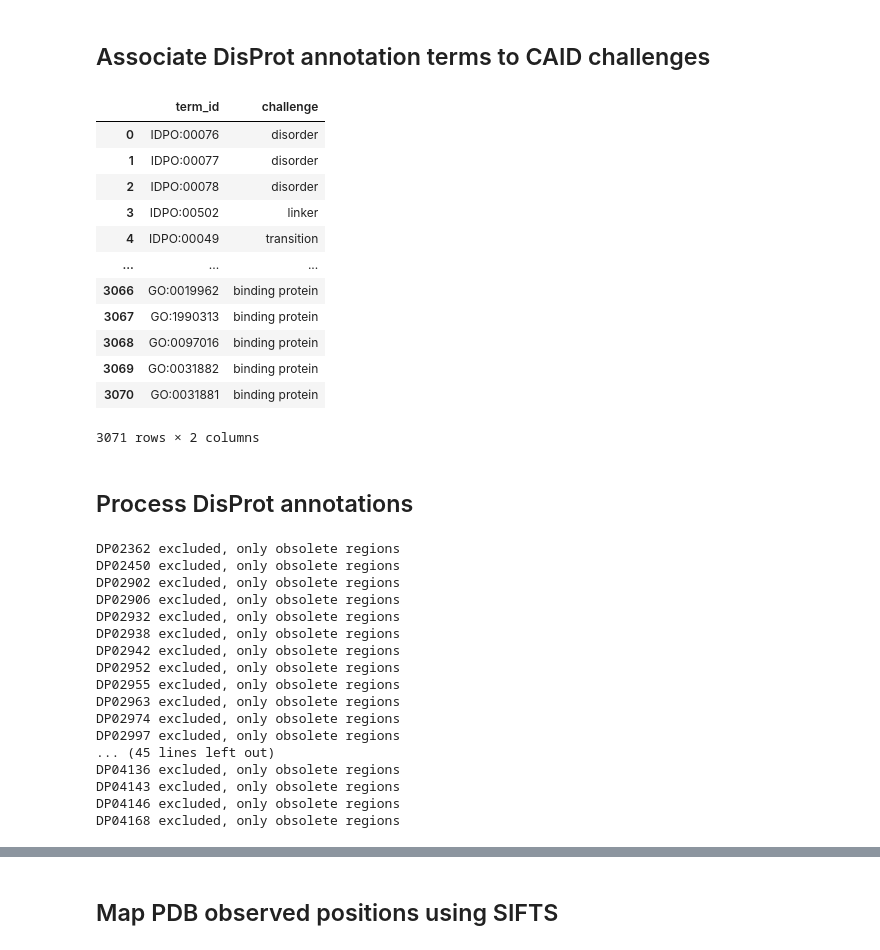
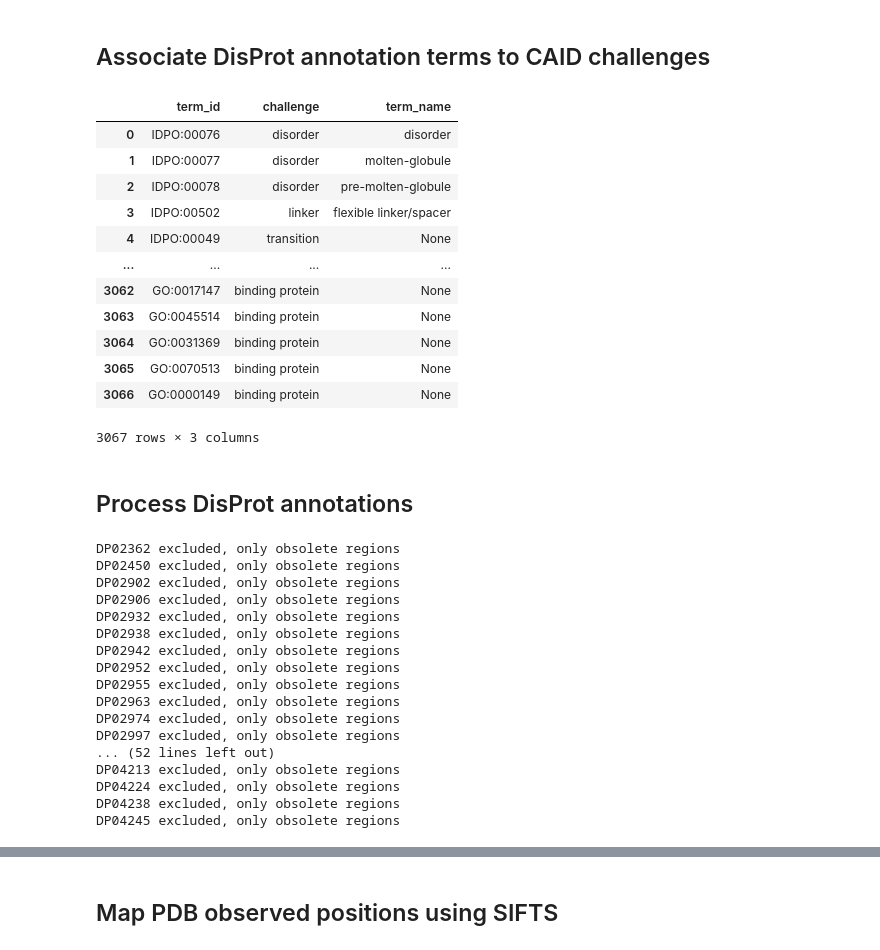
Before and after one commit to BioComputingUP/caid2-reference, a Jupyter notebook: src/references.ipynb, the cells around one changed output, grey strips where cells are left out. Drawn from its saved outputs; the diff is of its cells as text; code cells hidden in the pictures.

Commit message:
Started to update CAID3 final data

```diff
--- a/src/references.ipynb
+++ b/src/references.ipynb
@@ -37,15 +38,15 @@ def expand_sequence(df_:pd.DataFrame, seq_column:str='sequence', res_col:str='se
 # %%
 # IDPO terms
 data_idpo = [
-            ('IDPO:00076', 'disorder'), ('IDPO:00077', 'disorder'), ('IDPO:00078', 'disorder'),
-            ('IDPO:00502', 'linker'),
-            ('IDPO:00049', 'transition'), ('IDPO:00050', 'transition'),
-            ('IDPO:00051', 'transition'), ('IDPO:00052', 'transition'), ('IDPO:00053', 'transition'),
-            ('IDPO:00060', 'transition'), ('IDPO:00055', 'transition'), ('IDPO:00056', 'transition'),
-            ('IDPO:00061', 'transition'), ('IDPO:00054', 'transition'), ('IDPO:00057', 'transition'),
-            ('IDPO:00058', 'transition'), ('IDPO:00059', 'transition')]
+            ('IDPO:00076', 'disorder', 'disorder'), ('IDPO:00077', 'disorder', 'molten-globule'), ('IDPO:00078', 'disorder', 'pre-molten-globule'),
 
-# ('IDPO:00501', 'linker'),  ('IDPO:00503', 'linker'), ('IDPO:00504', 'linker')
+            ('IDPO:00502', 'linker', 'flexible linker/spacer'),
+
+            ('IDPO:00049', 'transition'),
+            ('IDPO:00050', 'transition'), ('IDPO:00051', 'transition'), ('IDPO:00052', 'transition'), ('IDPO:00053', 'transition'), ('IDPO:00060', 'transition'), ('IDPO:00055', 'transition'),
+            ('IDPO:00056', 'transition'), ('IDPO:00061', 'transition'), ('IDPO:00054', 'transition'), ('IDPO:00057', 'transition'), ('IDPO:00058', 'transition'), ('IDPO:00059', 'transition')]
+
+# ('IDPO:00501', 'linker', 'entropic chain'),  ('IDPO:00503', 'linker', 'flexible C-terminal tail'), ('IDPO:00504', 'linker', 'flexible N-terminal tail')
 
 # GO ancestor terms corresponding to CAID2 challenges
 ancestors = {'GO:0005488': 'binding', 'GO:0003676': 'binding nucleic acid', 'GO:0005515': 'binding protein'}
@@ -70,23 +71,23 @@ for node in graph.nodes(data=True):
         for children in networkx.ancestors(graph, node[0]):
             data_go.append([children, challenge])
 # %%
-df_challenge = pd.DataFrame(data=data_idpo + data_go, columns=['term_id', 'challenge']).drop_duplicates()
+df_challenge = pd.DataFrame(data=data_idpo + data_go, columns=['term_id', 'challenge', 'term_name']).drop_duplicates()
 df_challenge.to_csv(challenge_terms_file, sep="\t", index=False)
 df_challenge
 # %% [output]
-|  | term_id | challenge |
-| 0 | IDPO:00076 | disorder |
-| 1 | IDPO:00077 | disorder |
-| 2 | IDPO:00078 | disorder |
-| 3 | IDPO:00502 | linker |
-| 4 | IDPO:00049 | transition |
-| ... | ... | ... |
-| 3066 | GO:0019962 | binding protein |
-| 3067 | GO:1990313 | binding protein |
-| 3068 | GO:0097016 | binding protein |
-| 3069 | GO:0031882 | binding protein |
-| 3070 | GO:0031881 | binding protein |
+|  | term_id | challenge | term_name |
+| 0 | IDPO:00076 | disorder | disorder |
+| 1 | IDPO:00077 | disorder | molten-globule |
+| 2 | IDPO:00078 | disorder | pre-molten-globule |
+| 3 | IDPO:00502 | linker | flexible linker/spacer |
+| 4 | IDPO:00049 | transition | None |
+| ... | ... | ... | ... |
+| 3062 | GO:0017147 | binding protein | None |
+| 3063 | GO:0045514 | binding protein | None |
+| 3064 | GO:0031369 | binding protein | None |
+| 3065 | GO:0070513 | binding protein | None |
+| 3066 | GO:0000149 | binding protein | None |
-3071 rows × 2 columns
+3067 rows × 3 columns
 # %% [markdown]
 ## Process DisProt annotations
 # %%
@@ -126,7 +134,7 @@ for disprot_id in disprot_new:
             else:
                 print("{} excluded, only obsolete regions".format(disprot_id))
         else:
-            print("{} excluded, contain X".format(disprot_id))
+            print("{} excluded, contains X".format(disprot_id))
 # %% [output]
 DP02362 excluded, only obsolete regions
 DP02450 excluded, only obsolete regions
@@ -140,11 +148,11 @@ DP02955 excluded, only obsolete regions
 DP02963 excluded, only obsolete regions
 DP02974 excluded, only obsolete regions
 DP02997 excluded, only obsolete regions
-... (45 lines left out)
-DP04136 excluded, only obsolete regions
-DP04143 excluded, only obsolete regions
-DP04146 excluded, only obsolete regions
-DP04168 excluded, only obsolete regions
+... (52 lines left out)
+DP04213 excluded, only obsolete regions
+DP04224 excluded, only obsolete regions
+DP04238 excluded, only obsolete regions
+DP04245 excluded, only obsolete regions
 # %%
 # WARNING
 # Filter accession given an input list
```
Also changed, not shown: parts of 13 cells of this notebook, 4 other files.
